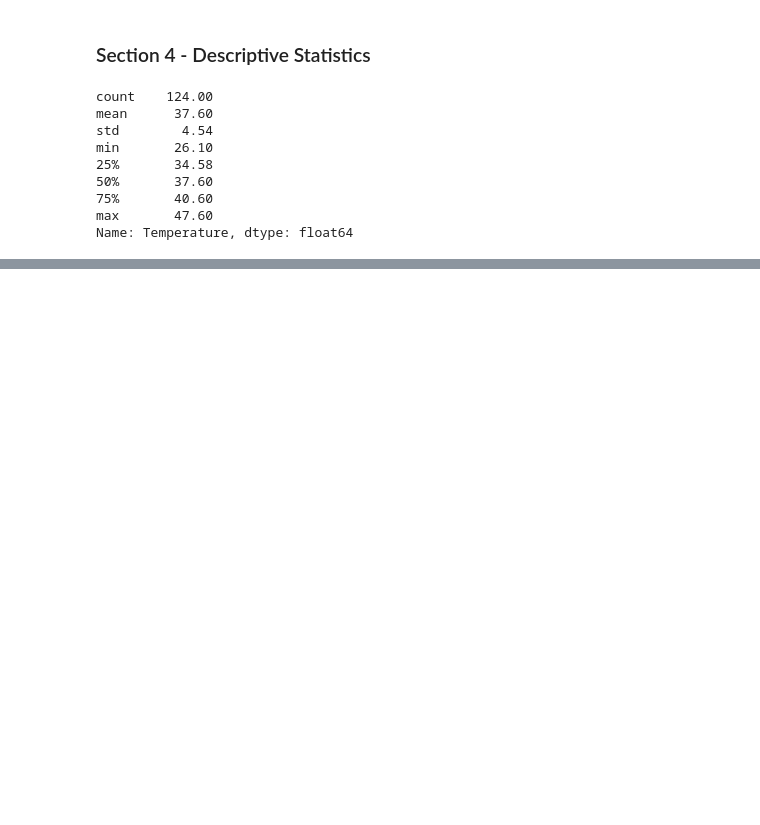
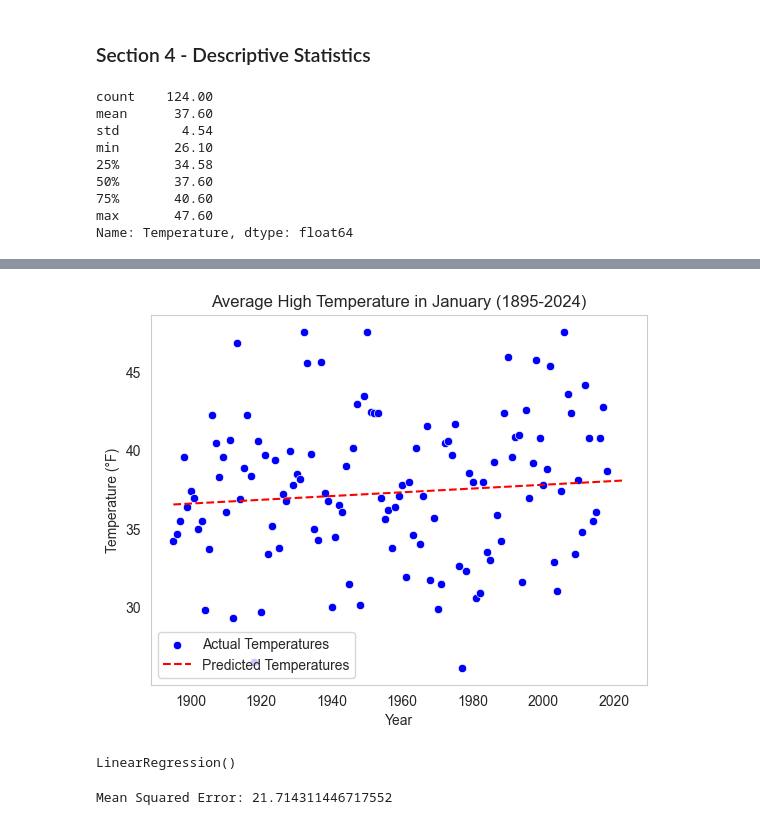
Before and after one commit to mkunta1/datafun-07-applied, a Jupyter notebook: mahi_ml.ipynb, the cells around one changed output, grey strips where cells are left out. Saved outputs shown, nothing was run; the diff lists cells and outputs as text; code cells hidden in the pictures; blank space fills up the shorter version.

```diff
--- a/mahi_ml.ipynb
+++ b/mahi_ml.ipynb
@@ -122,0 +332,37 @@ Intercept: 8.694845520062952
+# %%
+# Plot the actual temperatures
+sns.scatterplot(x='Year', y='Temperature', data=df, label='Actual Temperatures', color='blue')
+
+# Create a DataFrame for the prediction
+future_years = pd.DataFrame({'Year': [year for year in range(df['Year'].min(), 2024)]})
+future_temperatures = model.predict(future_years)
+
+# Plot the predictions
+plt.plot(future_years['Year'], future_temperatures, color='red', label='Predicted Temperatures', linestyle='--')
+
+# Add titles and labels
+plt.title('Average High Temperature in January (1895-2024)')
+plt.xlabel('Year')
+plt.ylabel('Temperature (°F)')
+plt.legend()
+plt.grid()
+plt.show()
+# %% [output]
+[figure, added]
+# %%
+# Initializing the linear regression model
+model = LinearRegression()
+
+# Training the model on the training data available
+model.fit(X_train, y_train)
+# %% [output]
+LinearRegression()
+# %%
+from sklearn.metrics import mean_squared_error
+# Making predictions on the testing data
+y_pred = model.predict(X_test)
+# Evaluating the models using MSE metric
+mse = mean_squared_error(y_test, y_pred)
+print(f'Mean Squared Error: {mse}')
+# %% [output]
+Mean Squared Error: 21.714311446717552
```
Also changed, not shown: parts of 29 cells of this notebook, 1 other file.
